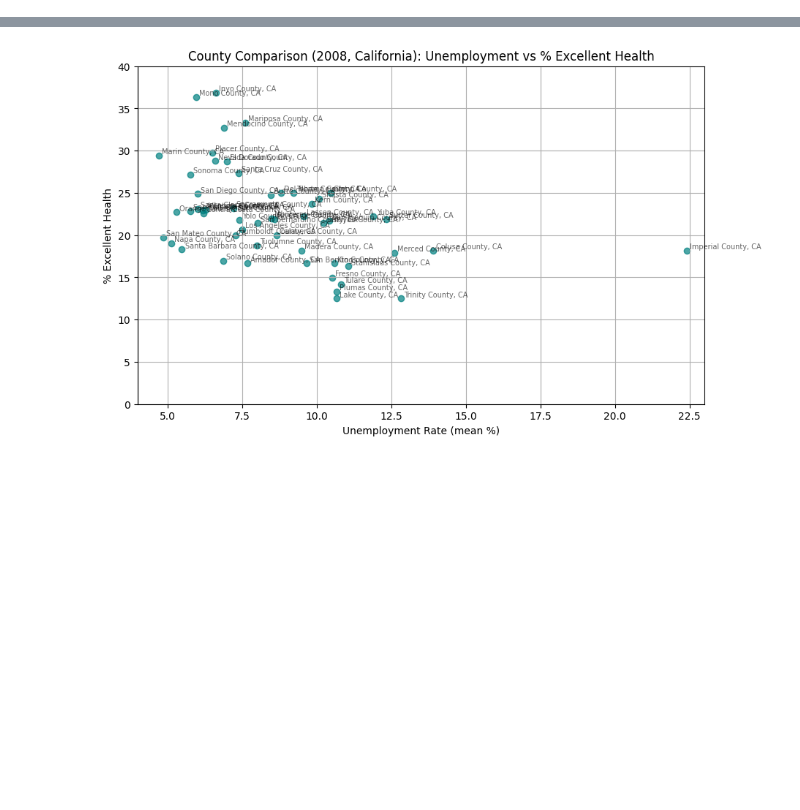
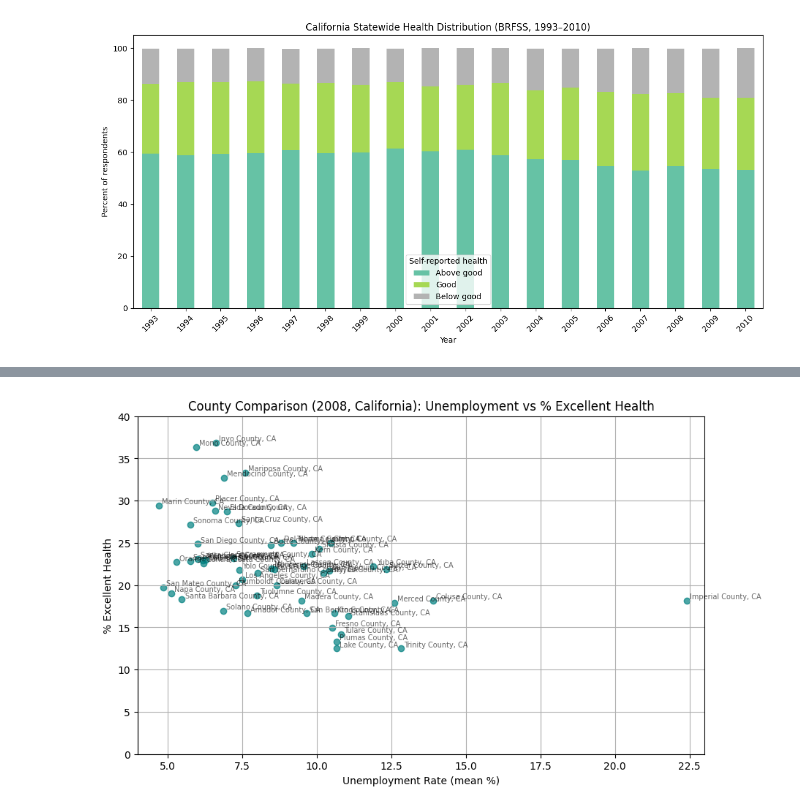
Before and after one commit to nunezjoumich/SIADS593_Impact-of-economic-and-employment-activity-on-public-health-in-Michigan-California, a Jupyter notebook: src/dataviz_ca/02_California_VisualizingBRFSSLAUS.ipynb, the cells around one changed output, grey strips where cells are left out. Cells and saved outputs as stored; diff of their text form; code cells hidden in the pictures; blank space fills up the shorter version.

```diff
--- a/src/dataviz_ca/02_California_VisualizingBRFSSLAUS.ipynb
+++ b/src/dataviz_ca/02_California_VisualizingBRFSSLAUS.ipynb
@@ -107,3 +85,50 @@ Notes:
 [1] Standard Errors assume that the covariance matrix of the errors is correctly specified.
 [2] The condition number is large, 2.53e+06. This might indicate that there are
 strong multicollinearity or other numerical problems.
+# %%
+import matplotlib.pyplot as plt
+import pandas as pd
+
+# Load merged dataset
+df = pd.read_csv("california_health_bls_merged.csv")
+
+
+df.columns
+
+# Define health categories
+health_vars = {
+    "general_health_status - Excellent": "Excellent",
+    "general_health_status - Very good": "Very good",
+    "general_health_status - Good": "Good",
+    "general_health_status - Fair": "Fair",
+    "general_health_status - Poor": "Poor"
+}
+
+# Compute statewide averages
+trend = df.groupby("survey_year")[list(health_vars.keys())].mean()
+
+# Collapse into 3 categories
+trend["Above good"] = trend["general_health_status - Excellent"] + trend["general_health_status - Very good"]
+trend["Good"]       = trend["general_health_status - Good"]
+trend["Below good"] = trend["general_health_status - Fair"] + trend["general_health_status - Poor"]
+
+# Keep only the collapsed categories
+collapsed = trend[["Above good", "Good", "Below good"]]
+
+# Plot as stacked bars over time
+collapsed.plot(
+    kind="bar",
+    stacked=True,
+    figsize=(12,6),
+    colormap="Set2"
+)
+
+plt.title("California Statewide Health Distribution (BRFSS, 1993–2010)")
+plt.xlabel("Year")
+plt.ylabel("Percent of respondents")
+plt.legend(title="Self-reported health")
+plt.xticks(rotation=45)
+plt.tight_layout()
+plt.show()
+# %% [output]
+[figure, added]
```
Also changed, not shown: parts of 12 cells of this notebook, 5 other files.
